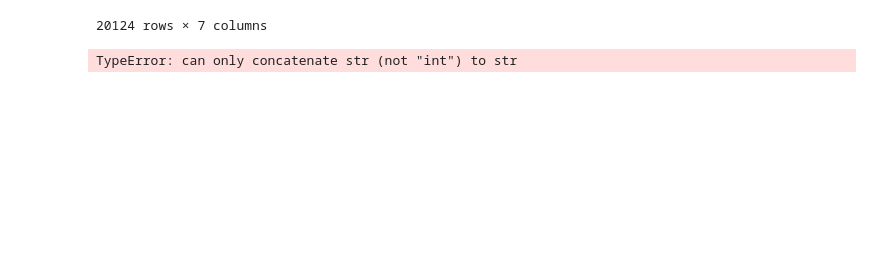
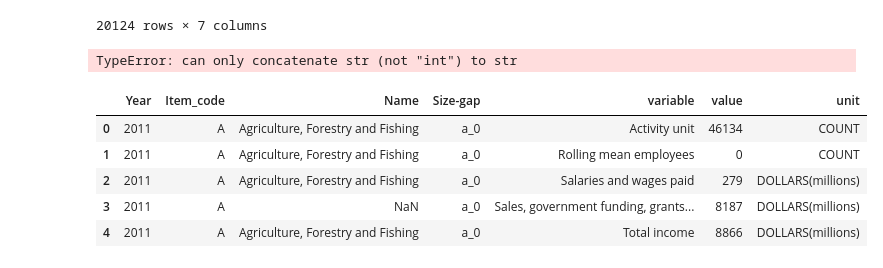
Before and after one commit to Raimal-Raja/DataScience-ML-DL-NLP, a Jupyter notebook: 10_Data_Analysis_with_Python/3_DataManipulation.ipynb, the cells around one changed output. Cells and saved outputs as stored; diff of their text form; code cells hidden in the pictures; blank space fills up the shorter version.

```diff
--- a/10_Data_Analysis_with_Python/3_DataManipulation.ipynb
+++ b/10_Data_Analysis_with_Python/3_DataManipulation.ipynb
@@ -90,0 +91,9 @@ df.rename(columns={''})
+# %%
+df.head()
+# %% [output]
+|  | Year | Item_code | Name | Size-gap | variable | value | unit |
+| 0 | 2011 | A | Agriculture, Forestry and Fishing | a_0 | Activity unit | 46134 | COUNT |
+| 1 | 2011 | A | Agriculture, Forestry and Fishing | a_0 | Rolling mean employees | 0 | COUNT |
+| 2 | 2011 | A | Agriculture, Forestry and Fishing | a_0 | Salaries and wages paid | 279 | DOLLARS(millions) |
+| 3 | 2011 | A | NaN | a_0 | Sales, government funding, grants... | 8187 | DOLLARS(millions) |
+| 4 | 2011 | A | Agriculture, Forestry and Fishing | a_0 | Total income | 8866 | DOLLARS(millions) |
```
Also changed, not shown: parts of 5 cells of this notebook, 1 other file.
